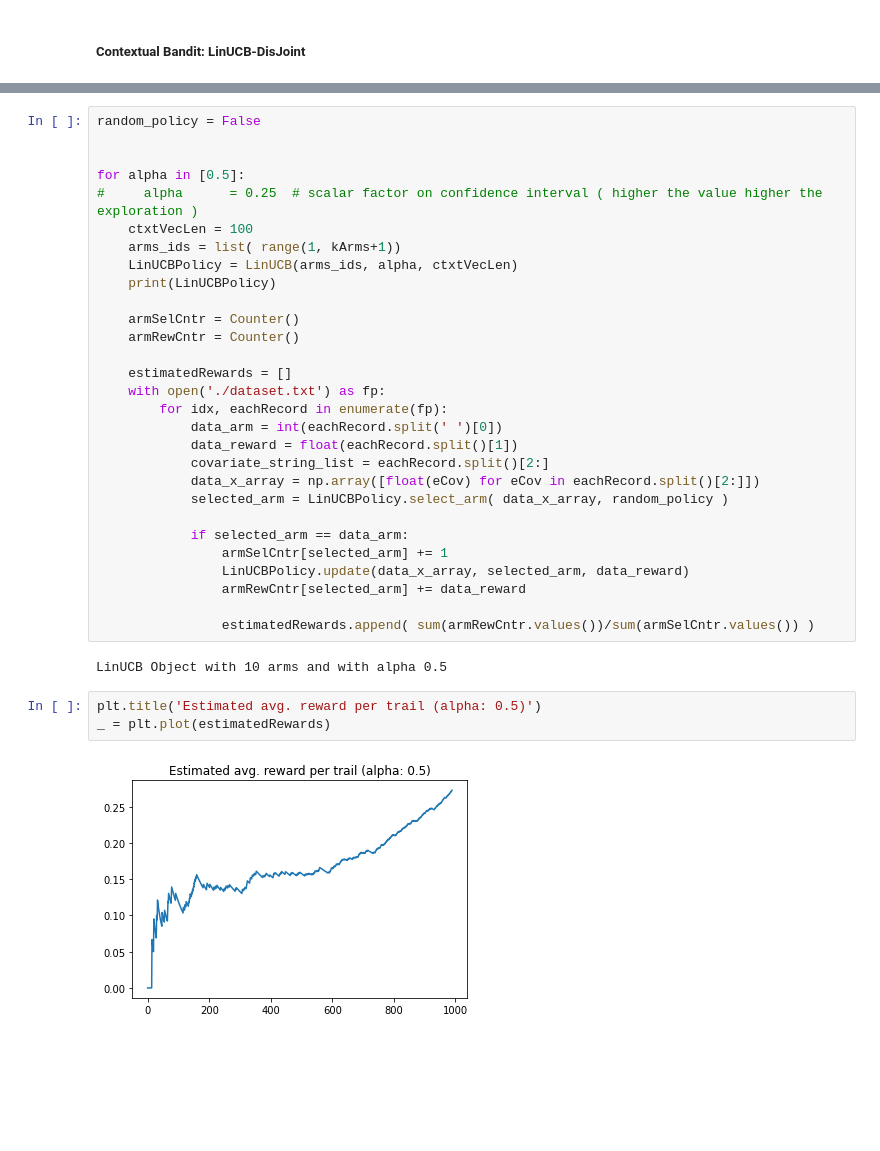
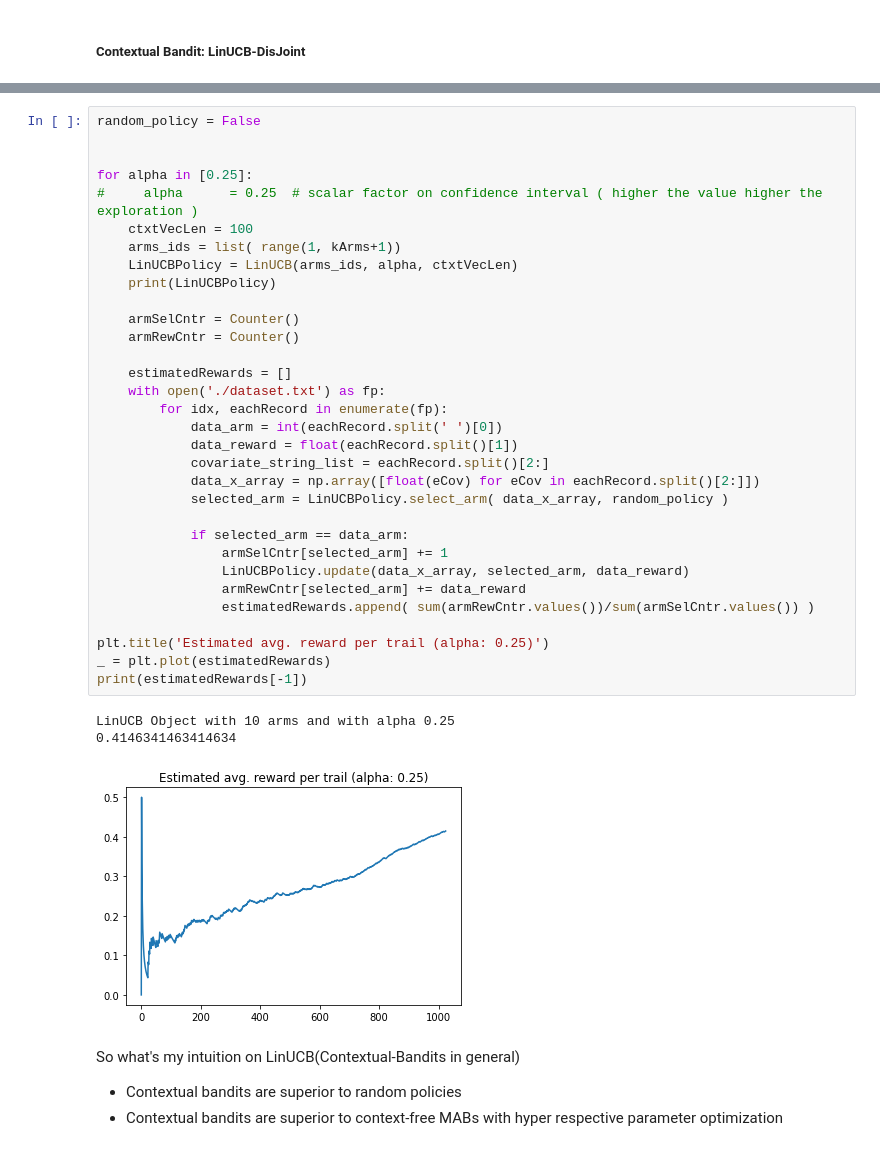
Before and after one commit to viswanath57/Learning-How-To-Act, a Jupyter notebook: Bandit Algorithms/LinUCB-DisJoint.ipynb, the cells around one changed output, grey strips where cells are left out. Saved outputs shown, nothing was run; the diff lists cells and outputs as text; blank space fills up the shorter version.

```diff
--- a/Bandit Algorithms/LinUCB-DisJoint.ipynb
+++ b/Bandit Algorithms/LinUCB-DisJoint.ipynb
@@ -185,36 +272,40 @@ _ = plt.plot(alphas, avg_rwds)
 # %%
 random_policy = False
 
 
-for alpha in [0.5]:
+for alpha in [0.25]:
 #     alpha      = 0.25  # scalar factor on confidence interval ( higher the value higher the exploration )
     ctxtVecLen = 100
     arms_ids = list( range(1, kArms+1))
     LinUCBPolicy = LinUCB(arms_ids, alpha, ctxtVecLen)
     print(LinUCBPolicy)
 
     armSelCntr = Counter()
     armRewCntr = Counter()
 
     estimatedRewards = []
     with open('./dataset.txt') as fp:
         for idx, eachRecord in enumerate(fp):
             data_arm = int(eachRecord.split(' ')[0])
             data_reward = float(eachRecord.split()[1])
             covariate_string_list = eachRecord.split()[2:]
             data_x_array = np.array([float(eCov) for eCov in eachRecord.split()[2:]])
             selected_arm = LinUCBPolicy.select_arm( data_x_array, random_policy )
 
             if selected_arm == data_arm:
                 armSelCntr[selected_arm] += 1
                 LinUCBPolicy.update(data_x_array, selected_arm, data_reward)
                 armRewCntr[selected_arm] += data_reward
+                estimatedRewards.append( sum(armRewCntr.values())/sum(armSelCntr.values()) )
 
-                estimatedRewards.append( sum(armRewCntr.values())/sum(armSelCntr.values()) )
+plt.title('Estimated avg. reward per trail (alpha: 0.25)')
+_ = plt.plot(estimatedRewards)
+print(estimatedRewards[-1])
 # %% [output]
-LinUCB Object with 10 arms and with alpha 0.5
+LinUCB Object with 10 arms and with alpha 0.25
+0.4146341463414634
+[figure, added]
-# %%
-plt.title('Estimated avg. reward per trail (alpha: 0.5)')
-_ = plt.plot(estimatedRewards)
-# %% [output]
-[figure, removed]
+# %% [markdown]
+So what's my intuition on LinUCB(Contextual-Bandits in general)
+- Contextual bandits are superior to random policies
+- Contextual bandits are superior to context-free MABs with hyper respective parameter optimization
```
Also changed, not shown: parts of 8 cells of this notebook.
